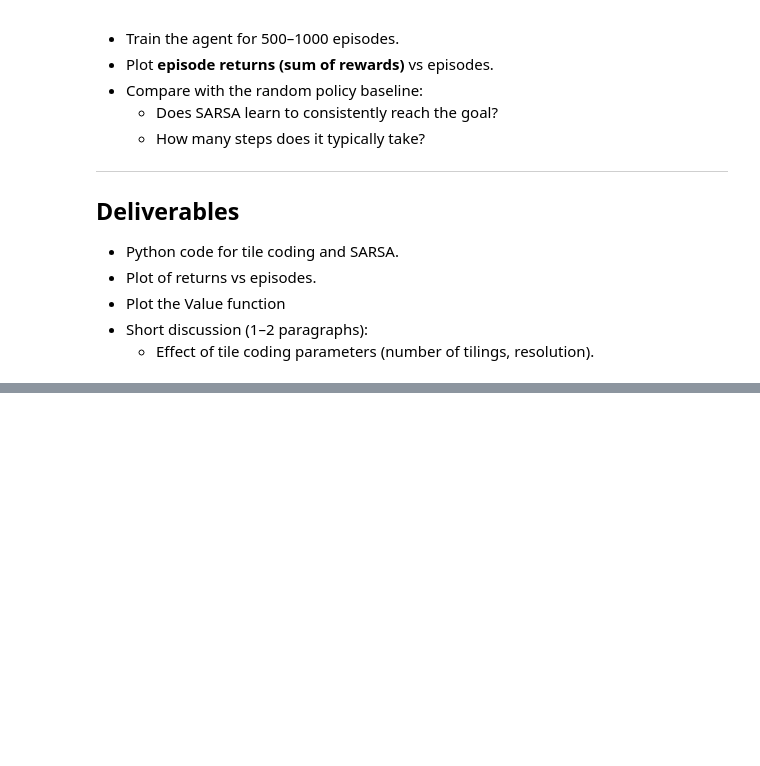
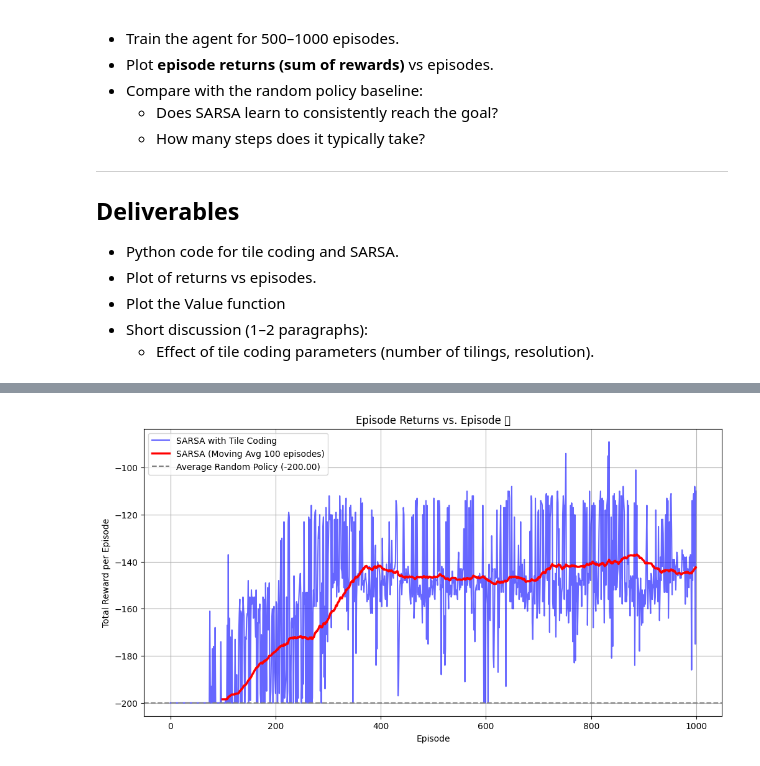
Before and after one commit to vincentzouras/cse337, a Jupyter notebook: lab5_approximation.ipynb, the cells around one changed output, grey strips where cells are left out. Drawn from its saved outputs; the diff is of its cells as text; code cells hidden in the pictures; blank space fills up the shorter version.

```diff
--- a/lab5_approximation.ipynb
+++ b/lab5_approximation.ipynb
@@ -495,43 +563,50 @@ def random_policy(env, n_episodes):
         episode_returns.append(total_reward)
     return episode_returns
 
-def Q(state, action, w):
-    features = np.array([1, state, state**2, state**3])
-    prediction = w @ features
-    error = action - prediction
-    return y_hat
-
-def epsilon_greedy(Q, ):
-    pass
-
 def sarsa(env, n_episodes):
     epsilon = 0.1
     gamma = 0.99 # discount factor
     alpha = 0.1 # learning rate
+    num_tilings = 8
+    tiles_per_dim = [8, 8]
 
-    # n_states = env.observation_space.n
+    # n_states = env.observation_space.n  # replaced by bounds of our approx.
+    state_low = env.observation_space.low
+    state_high = env.observation_space.high
     n_actions = env.action_space.n
 
     # Q = np.zeros((n_states, n_actions))
-
+    action_coders = [TileCoderXY(num_tilings, tiles_per_dim, state_low, state_high) for _ in range(n_actions)]
 
     episode_returns = []
 
+    def get_q_value(state, action):
+        return action_coders[action].predict(state)
+
+    def epsilon_greedy(state):
+        if np.random.rand() < epsilon:
+            return env.action_space.sample()
+        else:
+            q_values = [get_q_value(state, action) for action in range(n_actions)]
+            return np.argmax(q_values)
+
+    def update(state, action, reward, next_state, next_action, done):
+        q_next = get_q_value(next_state, next_action) if not done else 0
+        td_target = reward + gamma * q_next
+        action_coders[action].update(state, td_target, alpha)
+
     for episode in range(n_episodes):
         state, _ = env.reset()
-        action = epsilon_greedy(Q, state, epsilon, n_actions)
+        action = epsilon_greedy(state)
         terminated, truncated = False, False
         total_reward = 0
 
         while not terminated and not truncated:
             next_state, reward, terminated, truncated, _ = env.step(action)
-            next_action = epsilon_greedy(Q, next_state, epsilon, n_actions)
+            next_action = epsilon_greedy(next_state)
 
-            # SARSA Update
-            td_target = reward + gamma * Q[next_state, next_action]
-            Q[state, action] += alpha * (td_target - Q[state, action])
-
-            w = w + alpha * (reward + gamma * Q(next_state, next_action, w) - Q(state, action, w)) *
+            # SARSA update
+            update(state, action, reward, next_state, next_action, (terminated or truncated))
 
             state = next_state
             action = next_action
@@ -540,9 +615,59 @@ def sarsa(env, n_episodes):
         episode_returns.append(total_reward)
     return episode_returns
 
+def plot_returns(sarsa_returns, random_returns):
+    """ Plots episode returns for SARSA vs. a random policy. """
+    plt.figure(figsize=(12, 6))
+
+    # Plot raw SARSA returns
+    plt.plot(sarsa_returns, label='SARSA with Tile Coding', color='blue', alpha=0.6)
+
+    # Plot a moving average of SARSA returns to show the learning trend
+    window = 100
+    moving_avg = np.convolve(sarsa_returns, np.ones(window)/window, mode='valid')
+    plt.plot(np.arange(window-1, len(sarsa_returns)), moving_avg, color='red', linewidth=2.5, label=f'SARSA (Moving Avg {window} episodes)')
+
+    # Plot the average return of the random policy as a baseline
+    avg_random = np.mean(random_returns)
+    plt.axhline(y=avg_random, color='grey', linestyle='--', label=f'Average Random Policy ({avg_random:.2f})')
+
+    plt.title('Episode Returns vs. Episode 📈')
+    plt.xlabel('Episode')
+    plt.ylabel('Total Reward per Episode')
+    plt.legend()
+    plt.grid(True)
+    plt.show()
+
+def plot_value_function(action_coders, env):
+    """ Plots the learned value function as a 2D heatmap. """
+    pos_space = np.linspace(env.observation_space.low[0], env.observation_space.high[0], 50)
+    vel_space = np.linspace(env.observation_space.low[1], env.observation_space.high[1], 50)
+
+    value_grid = np.zeros((len(pos_space), len(vel_space)))
+
+    # Fill the grid with the maximum Q-value for each state
+    for i, pos in enumerate(pos_space):
+        for j, vel in enumerate(vel_space):
+            state = [pos, vel]
+            q_values = [coder.predict(state) for coder in action_coders]
+            value_grid[i, j] = np.max(q_values)
+
+    plt.figure(figsize=(10, 8))
+    # We plot the negative value (-V(s)) to show the "cost-to-go".
+    # Bright areas are good (low cost), dark areas are bad (high cost).
+    plt.imshow(-value_grid.T, extent=[pos_space.min(), pos_space.max(), vel_space.min(), vel_space.max()],
+               origin='lower', aspect='auto', cmap='viridis')
+    plt.colorbar(label='-V(s) (Cost-to-Go)')
+    plt.title('Learned Value Function for SARSA')
+    plt.xlabel('Position')
+    plt.ylabel('Velocity')
+    plt.show()
+
 ###############################################################
 
 env = gym.make("MountainCar-v0")
 
-random_policy(env, 5)
+random_returns = random_policy(env=env, n_episodes=1000)
+sarsa_returns = sarsa(env=env, n_episodes=1000)
+plot_returns(sarsa_returns, random_returns)
 # %% [output]
@@ -549,0 +674 @@ random_policy(env, 5)
+[figure, added]
```
Also changed, not shown: parts of 7 cells of this notebook.
